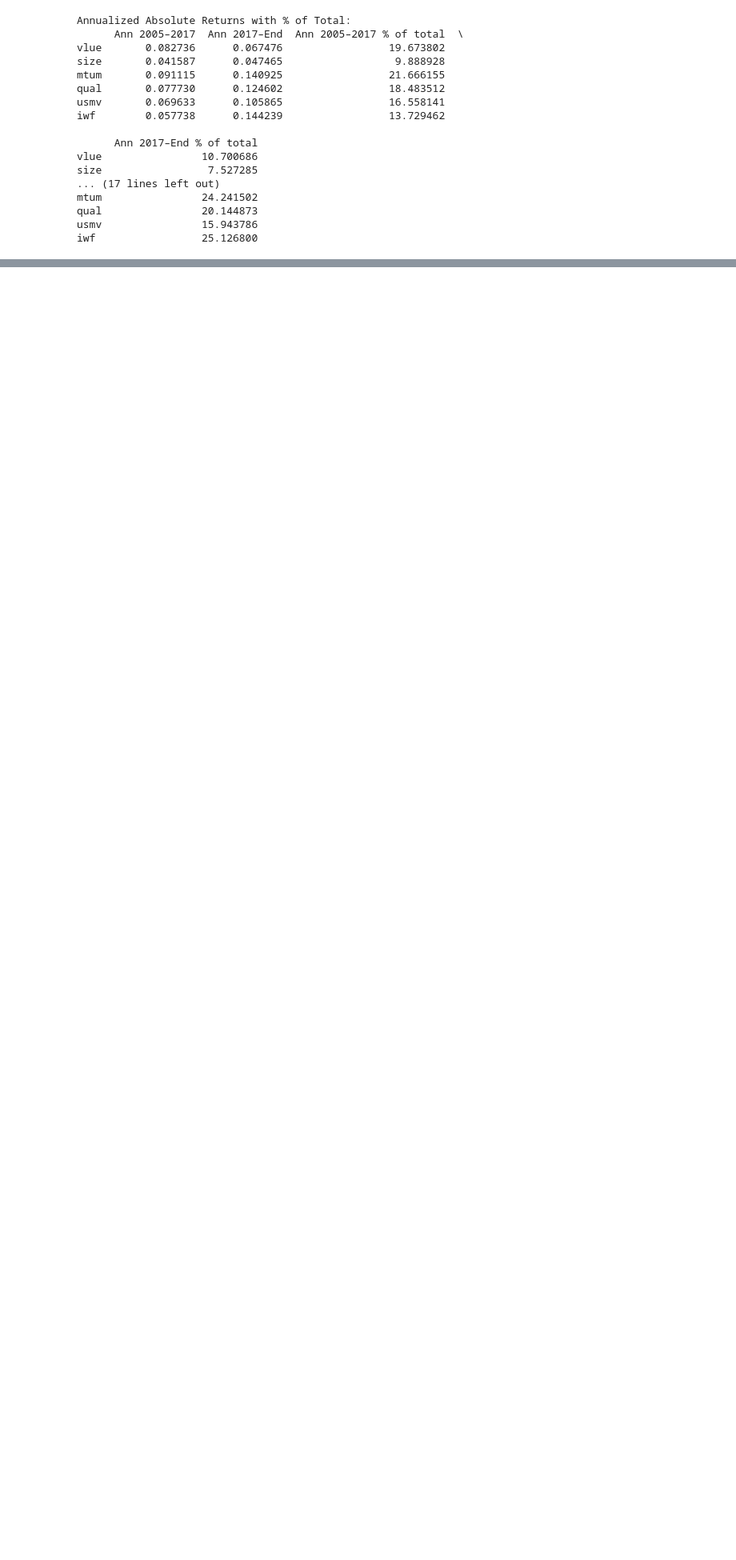
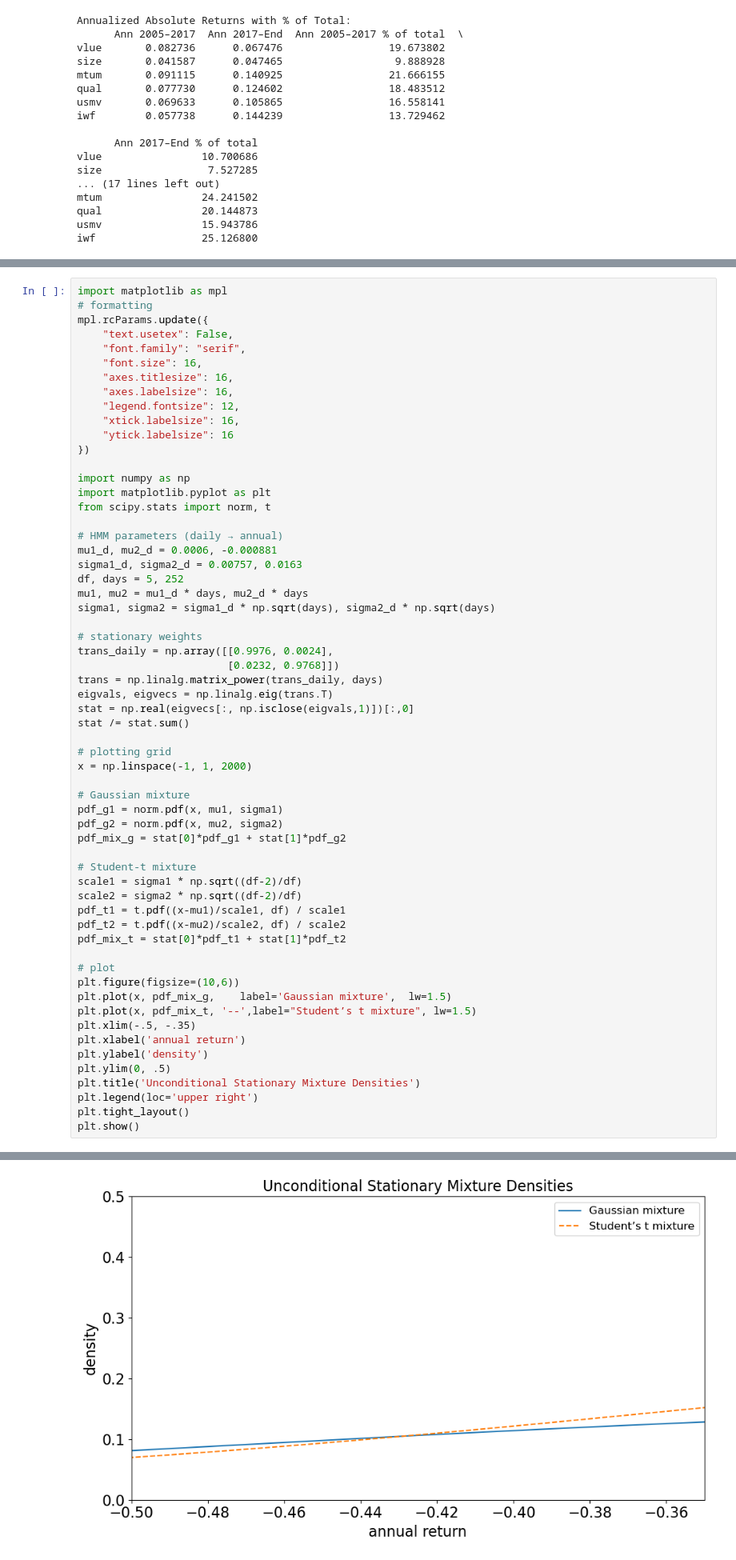
Before and after one commit to Kingmir96/thesis_vri_vp, a Jupyter notebook: Vlad/20250430_Data Universe_And features for the paper/20250430_Illustrations_v0.ipynb, the cells around one changed output, grey strips where cells are left out. Shown at 80% size. Saved outputs shown, nothing was run; the diff lists cells and outputs as text; blank space fills up the shorter version.

```diff
--- a/Vlad/20250430_Data Universe_And features for the paper/20250430_Illustrations_v0.ipynb
+++ b/Vlad/20250430_Data Universe_And features for the paper/20250430_Illustrations_v0.ipynb
@@ -723,0 +907,61 @@ iwf                 25.126800
+# %%
+import matplotlib as mpl
+# formatting
+mpl.rcParams.update({
+    "text.usetex": False,
+    "font.family": "serif",
+    "font.size": 16,
+    "axes.titlesize": 16,
+    "axes.labelsize": 16,
+    "legend.fontsize": 12,
+    "xtick.labelsize": 16,
+    "ytick.labelsize": 16
+})
+
+import numpy as np
+import matplotlib.pyplot as plt
+from scipy.stats import norm, t
+
+# HMM parameters (daily → annual)
+mu1_d, mu2_d = 0.0006, -0.000881
+sigma1_d, sigma2_d = 0.00757, 0.0163
+df, days = 5, 252
+mu1, mu2 = mu1_d * days, mu2_d * days
+sigma1, sigma2 = sigma1_d * np.sqrt(days), sigma2_d * np.sqrt(days)
+
+# stationary weights
+trans_daily = np.array([[0.9976, 0.0024],
+                        [0.0232, 0.9768]])
+trans = np.linalg.matrix_power(trans_daily, days)
+eigvals, eigvecs = np.linalg.eig(trans.T)
+stat = np.real(eigvecs[:, np.isclose(eigvals,1)])[:,0]
+stat /= stat.sum()
+
+# plotting grid
+x = np.linspace(-1, 1, 2000)
+
+# Gaussian mixture
+pdf_g1 = norm.pdf(x, mu1, sigma1)
+pdf_g2 = norm.pdf(x, mu2, sigma2)
+pdf_mix_g = stat[0]*pdf_g1 + stat[1]*pdf_g2
+
+# Student-t mixture
+scale1 = sigma1 * np.sqrt((df-2)/df)
+scale2 = sigma2 * np.sqrt((df-2)/df)
+pdf_t1 = t.pdf((x-mu1)/scale1, df) / scale1
+pdf_t2 = t.pdf((x-mu2)/scale2, df) / scale2
+pdf_mix_t = stat[0]*pdf_t1 + stat[1]*pdf_t2
+
+# plot
+plt.figure(figsize=(10,6))
+plt.plot(x, pdf_mix_g,    label='Gaussian mixture',  lw=1.5)
+plt.plot(x, pdf_mix_t, '--',label="Student’s t mixture", lw=1.5)
+plt.xlim(-.5, -.35)
+plt.xlabel('annual return')
+plt.ylabel('density')
+plt.ylim(0, .5)
+plt.title('Unconditional Stationary Mixture Densities')
+plt.legend(loc='upper right')
+plt.tight_layout()
+plt.show()
+# %% [output]
@@ -723,0 +985 @@ iwf                 25.126800
+[figure, added]
```
Also changed, not shown: parts of 3 cells of this notebook, 8 other files.
